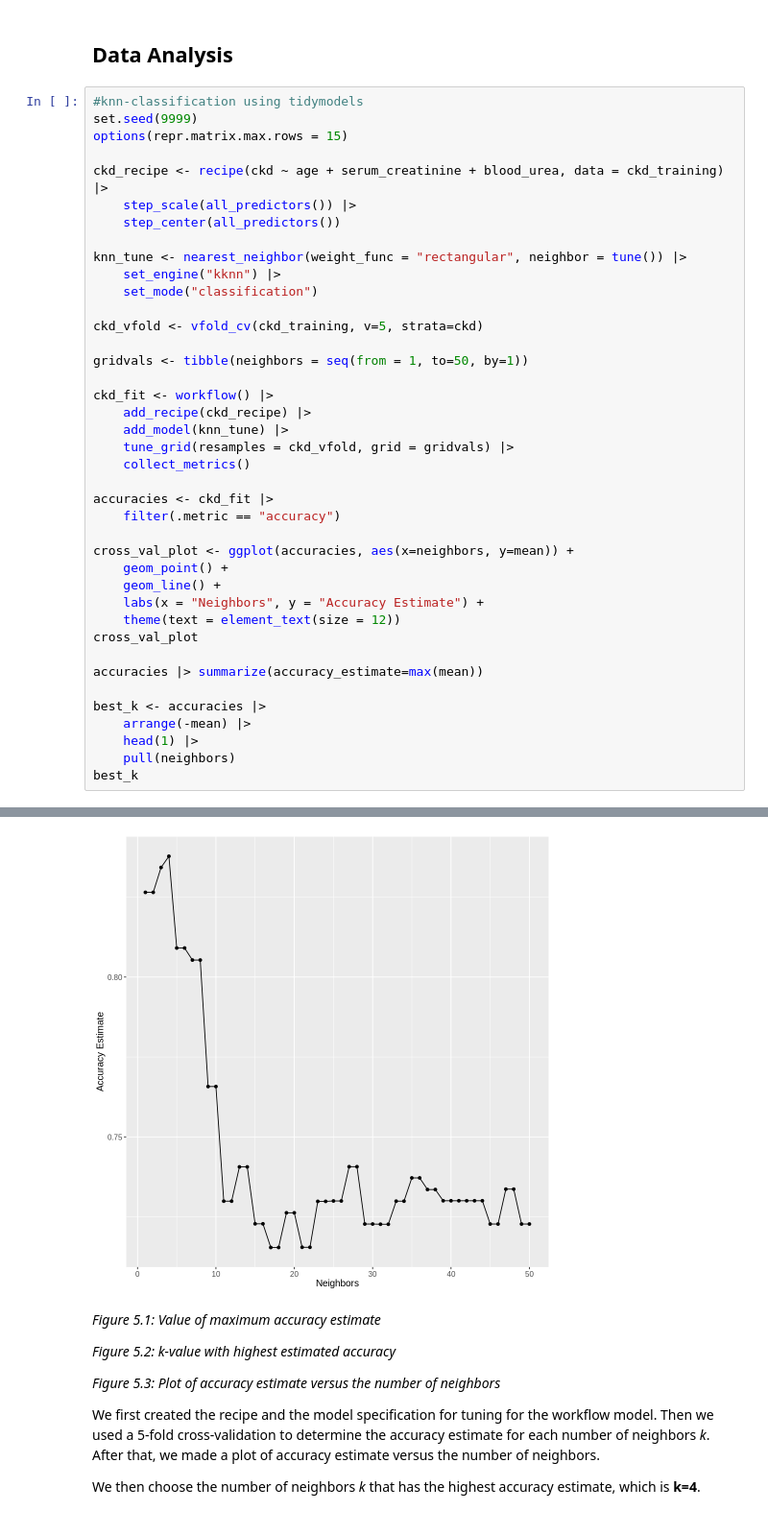
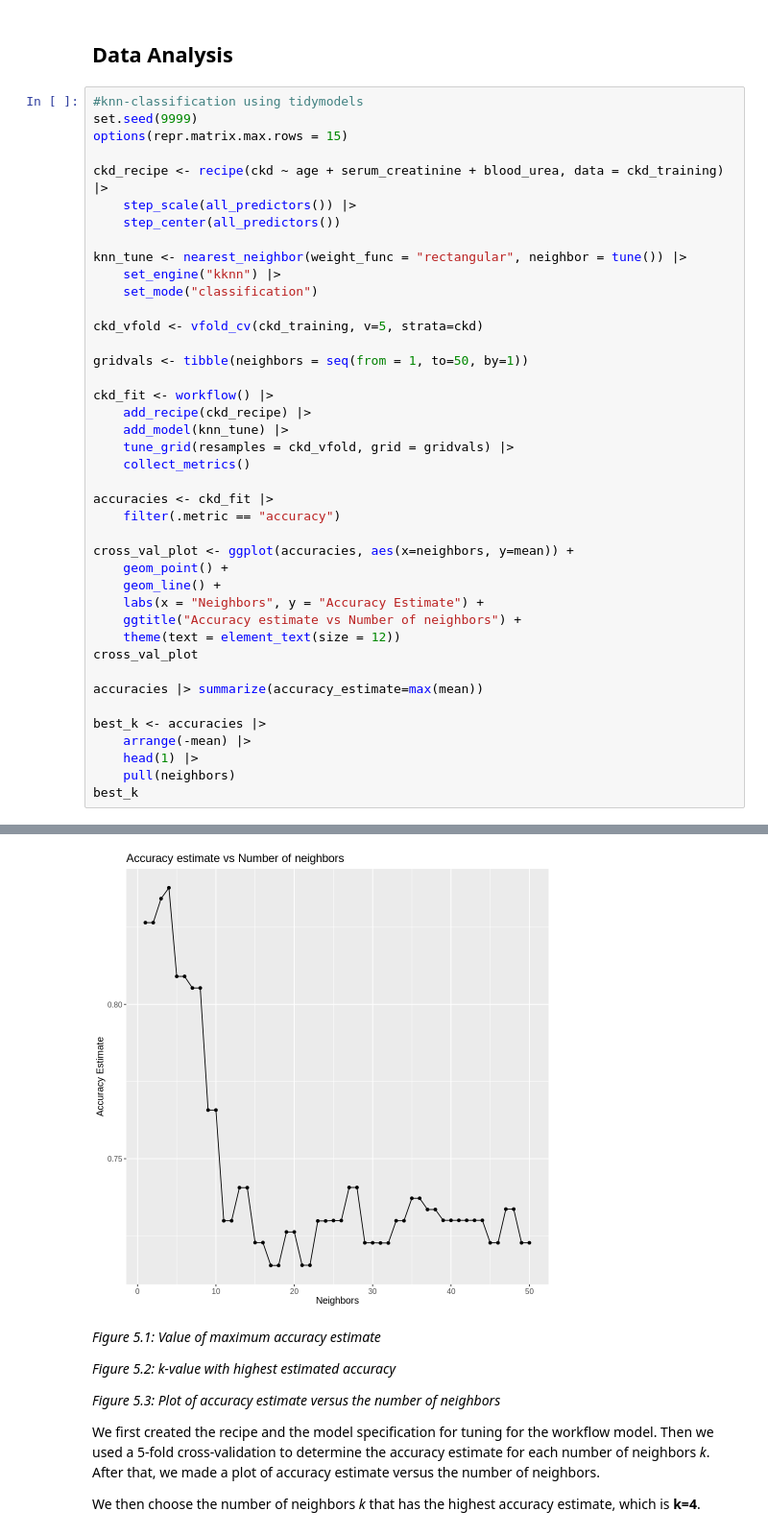
Before and after one commit to schan26/dsci-100-grp18, a Jupyter notebook: Report.ipynb, the cells around one changed output, grey strips where cells are left out. Shown at 96% size. Drawn from its saved outputs; the diff is of its cells as text.

Commit message:
added title to figure 5.3

```diff
--- a/Report.ipynb
+++ b/Report.ipynb
@@ -214,34 +214,35 @@ gridvals <- tibble(neighbors = seq(from = 1, to=50, by=1))
 
 ckd_fit <- workflow() |>
     add_recipe(ckd_recipe) |>
     add_model(knn_tune) |>
     tune_grid(resamples = ckd_vfold, grid = gridvals) |>
     collect_metrics()
 
 accuracies <- ckd_fit |>
     filter(.metric == "accuracy")
 
 cross_val_plot <- ggplot(accuracies, aes(x=neighbors, y=mean)) +
     geom_point() +
     geom_line() +
     labs(x = "Neighbors", y = "Accuracy Estimate") +
+    ggtitle("Accuracy estimate vs Number of neighbors") +
     theme(text = element_text(size = 12))
 cross_val_plot
 
 accuracies |> summarize(accuracy_estimate=max(mean))
 
 best_k <- accuracies |>
     arrange(-mean) |>
     head(1) |>
     pull(neighbors)
 best_k
 # %% [output]
 A tibble: 1 × 1
 | accuracy_estimate |
 | <dbl> |
 | 0.8377717 |
 [1] 4
-[figure, old version]
+[figure, new version]
 # %% [markdown]
 *Figure 5.1: Value of maximum accuracy estimate*
 
```
